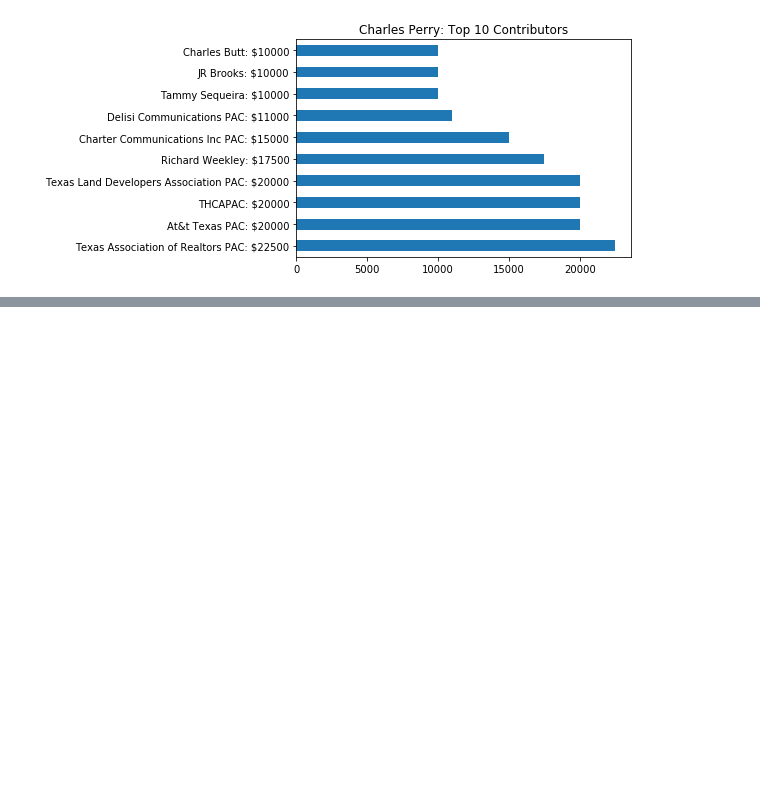
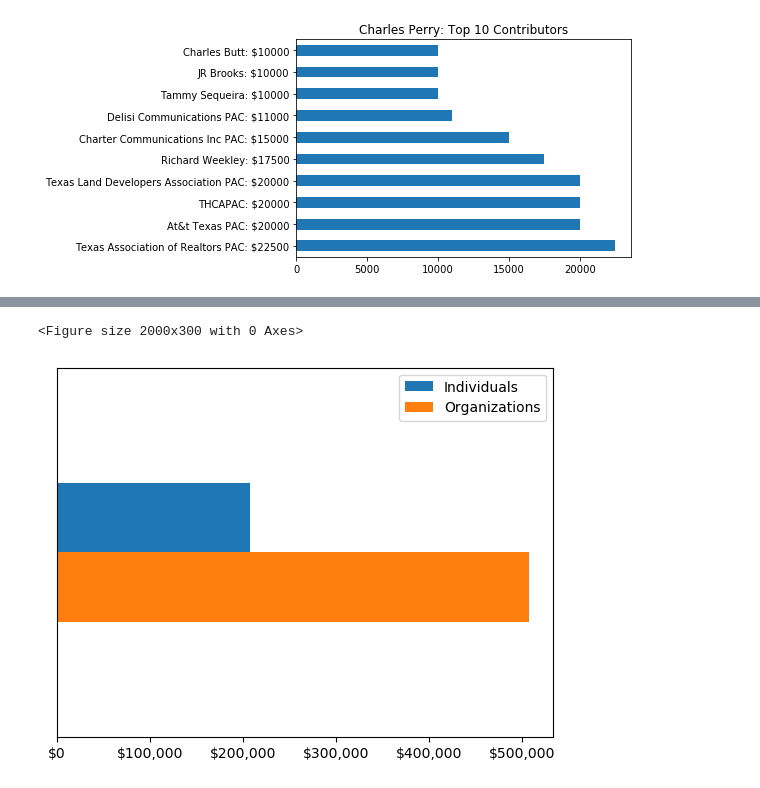
Before and after one commit to nemo-omen/datajourno-notebooks, a Jupyter notebook: Texas-2020--filers.ipynb, the cells around one changed output, grey strips where cells are left out. Cells and saved outputs as stored; diff of their text form; code cells hidden in the pictures; blank space fills up the shorter version.

```diff
--- a/Texas-2020--filers.ipynb
+++ b/Texas-2020--filers.ipynb
@@ -157,0 +193,17 @@ all_chart.figure.savefig('perry_all.png', bbox_inches='tight', pad_inches=0.5)
+# %%
+y_pos = [0, 1]
+chart_fig = pl.figure(figsize=(20, 3))
+comparison_bar = df.plot.barh(fig=chart_fig, align='edge', width=0.3)
+comparison_bar.invert_yaxis()
+comparison_bar.set_xticklabels(['$0', '$100,000', '$200,000', '$300,000', '$400,000', '$500,000'])
+comparison_bar.tick_params(
+    axis='y',
+    which='both',
+    left=False,
+    right=False,
+    labelleft=False
+)
+comparison_bar.patch.set_visible(False)
+# %% [output]
+<Figure size 2000x300 with 0 Axes>
+[figure, added]
```
Also changed, not shown: parts of 8 cells of this notebook, 1 other file.
